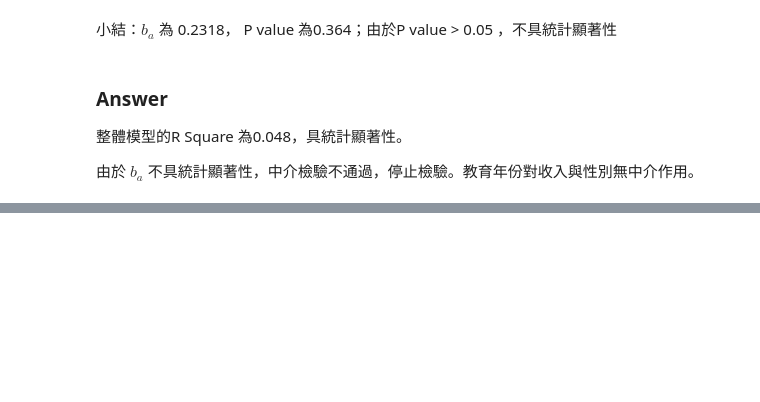
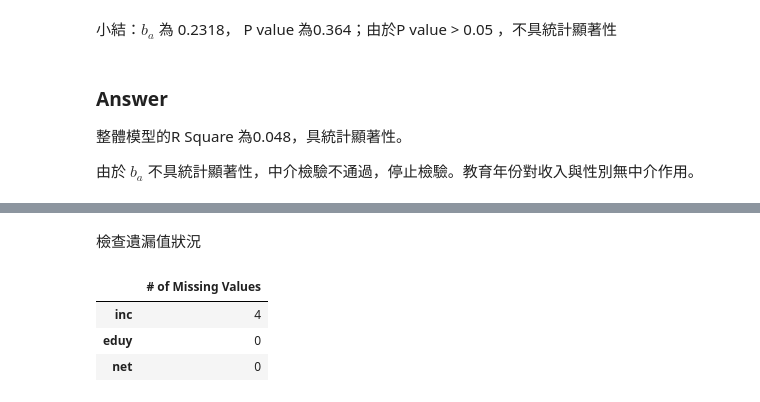
Before and after one commit to WendellLiu/ntpu-social-data-analysis, a Jupyter notebook: notebooks/20251206_homework.ipynb, the cells around one changed output, grey strips where cells are left out. Drawn from its saved outputs; the diff is of its cells as text; code cells hidden in the pictures; blank space fills up the shorter version.

```diff
--- a/notebooks/20251206_homework.ipynb
+++ b/notebooks/20251206_homework.ipynb
@@ -110,0 +115,11 @@ Notes:
+# %% [markdown]
+檢查遺漏值狀況
+# %%
+from statistic.missing_value import check_missing_value
+
+check_missing_value(df_2)
+# %% [output]
+|  | # of Missing Values |
+| inc | 4 |
+| eduy | 0 |
+| net | 0 |
```
Also changed, not shown: parts of 13 cells of this notebook, 1 other file.
